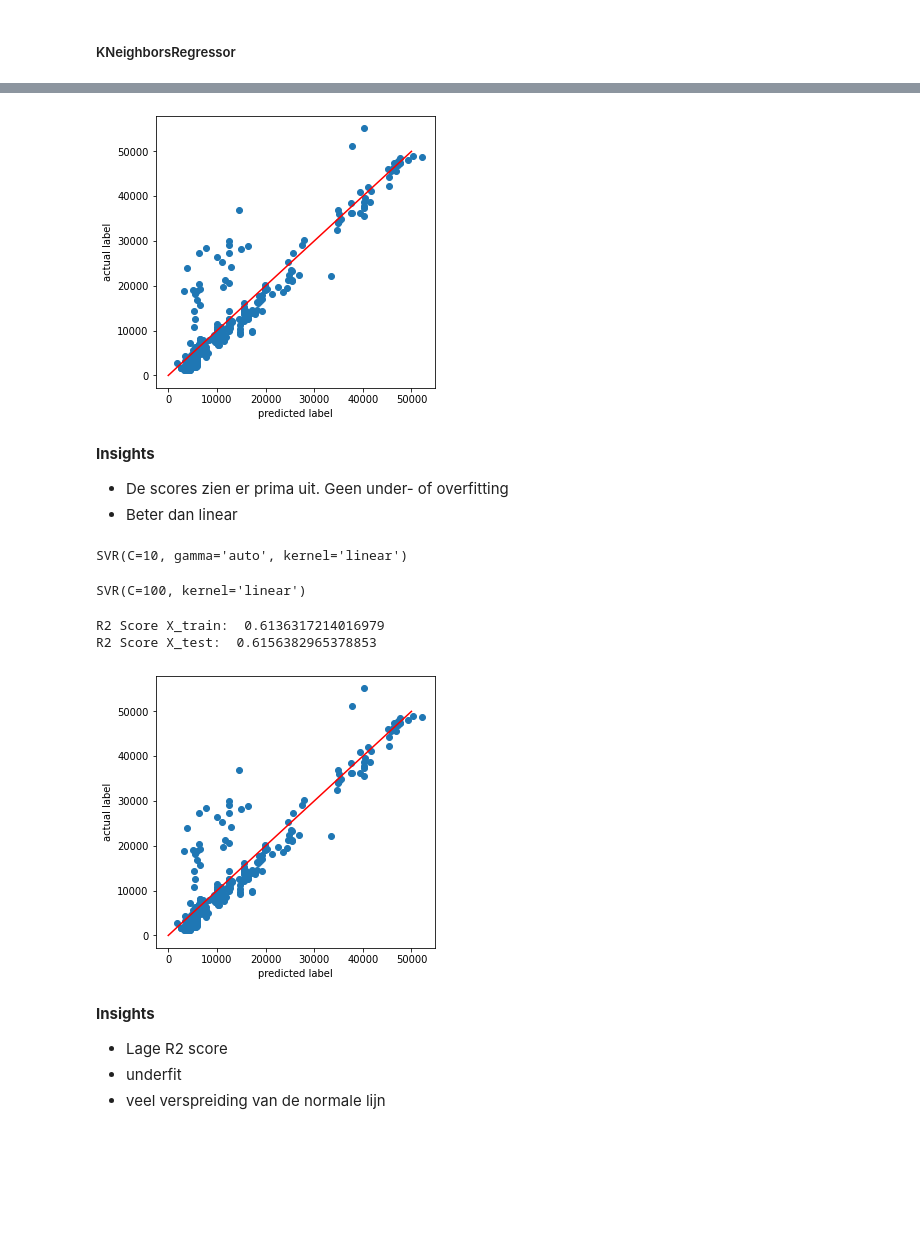
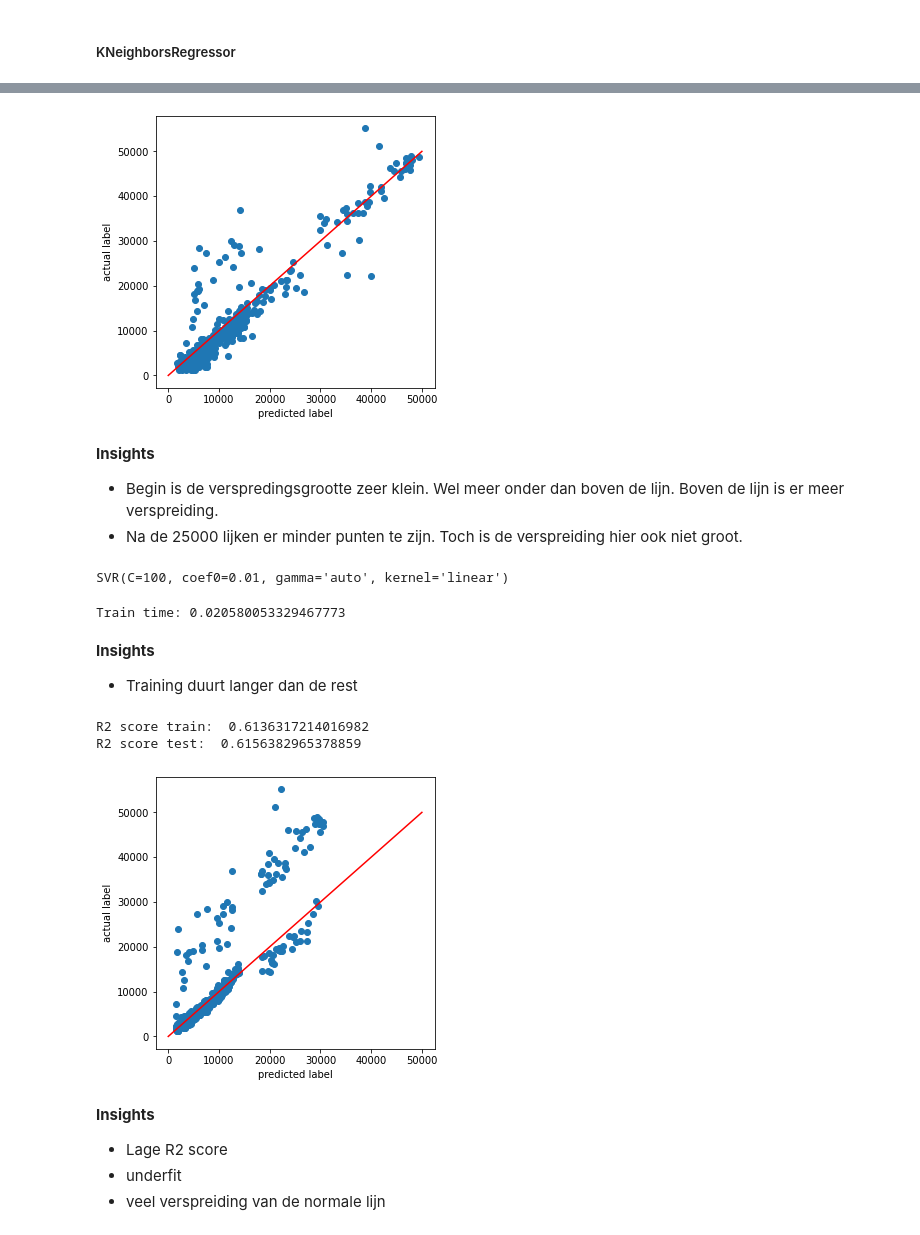
Before and after one commit to Mysurii/Minoi-AAI, a Jupyter notebook: Machine Learning/medical-cost.ipynb, the cells around one changed output, grey strips where cells are left out. Saved outputs shown, nothing was run; the diff lists cells and outputs as text; code cells hidden in the pictures; blank space fills up the shorter version.

```diff
--- a/Machine Learning/medical-cost.ipynb
+++ b/Machine Learning/medical-cost.ipynb
@@ -388,7 +450,11 @@ plot_r2_score(y_test, y_pred_test)
 # %%
 from sklearn.neighbors import KNeighborsRegressor
 
+start = time()
 knn = KNeighborsRegressor(n_neighbors=8, n_jobs=-1)
+end = time()
 
+knn_time = end - start
 knn.fit(X_train, y_train)
+print('train_time: ', knn_time)
 # %% [output]
@@ -406,15 +499,15 @@ R2 Score X_test:  0.8480735142034913
 # %%
-plot_r2_score(y_test, y_pred_test)
+plot_r2_score(y_test, knn_pred_test)
 # %% [output]
-[figure, old version]
+[figure, new version]
-# %% [markdown]
-**Insights**
-- De scores zien er prima uit. Geen under- of overfitting
-- Beter dan linear
+# %% [markdown]
+**Insights**
+- Begin is de verspredingsgrootte zeer klein. Wel meer onder dan boven de lijn. Boven de lijn is er meer verspreiding.
+- Na de 25000 lijken er minder punten te zijn. Toch is de verspreiding hier ook niet groot.
 # %%
 from sklearn.model_selection import GridSearchCV
 
-params = {'kernel' : ('linear','rbf', 'sigmoid'),'C' : [1,5,10],'degree' : [3,8],'gamma' : ('auto','scale')}
+params = {'kernel' : ('linear','rbf', 'sigmoid'),'C' : [1,5,10, 100],'degree' : [3,8],'gamma' : ('auto','scale'), 'coef0' : [0.01,10,0.5]}
 
 
 gsvr = GridSearchCV(SVR(), params, n_jobs=-1, scoring='r2')
@@ -423,25 +516,36 @@ gsvr.fit(X_train, y_train)
 
 gsvr.best_estimator_
 # %% [output]
-SVR(C=10, gamma='auto', kernel='linear')
+SVR(C=100, coef0=0.01, gamma='auto', kernel='linear')
 # %%
-svr = SVR(C=100,kernel='linear')
+svr = SVR(C=100, coef0=0.01, gamma='auto', kernel='linear')
+start = time()
 svr.fit(X_train, y_train)
+end = time()
+
+svr_time = end - start
+print('Train time:', svr_time)
 # %% [output]
-SVR(C=100, kernel='linear')
+Train time: 0.020580053329467773
-# %%
-y_pred_train = svr.predict(X_train)
-y_pred_test = svr.predict(X_test)
-
-show_results(y_train, y_pred_train, False)
-show_results(y_test, y_pred_test)
-# %% [output]
-R2 Score X_train:  0.6136317214016979
-R2 Score X_test:  0.6156382965378853
+# %% [markdown]
+**Insights**
+- Training duurt langer dan de rest
+# %%
+svr_pred_train = svr.predict(X_train)
+svr_pred_test = svr.predict(X_test)
+
+svr_train_score = r2_score(y_train, svr_pred_train)
+svr_test_score = r2_score(y_test, svr_pred_test)
+
+print('R2 score train: ', svr_train_score)
+print('R2 score test: ', svr_test_score)
+# %% [output]
+R2 score train:  0.6136317214016982
+R2 score test:  0.6156382965378859
 # %%
-plot_r2_score(y_test, y_pred_test)
+plot_r2_score(y_test, svr_pred_test)
 # %% [output]
-[figure, old version]
+[figure, new version]
 # %% [markdown]
 **Insights**
 - Lage R2 score
```
Also changed, not shown: parts of 28 cells of this notebook, 1 other file.
